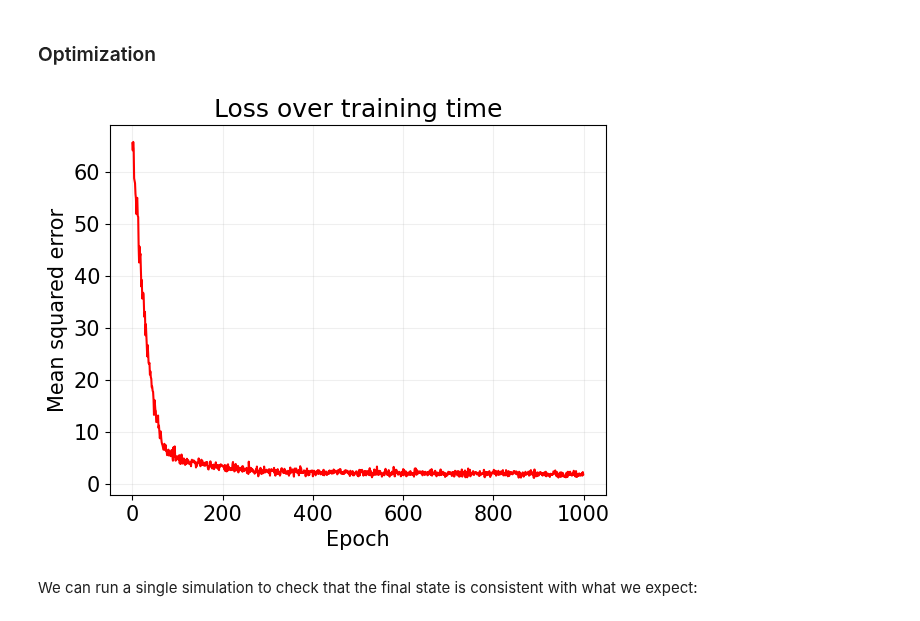
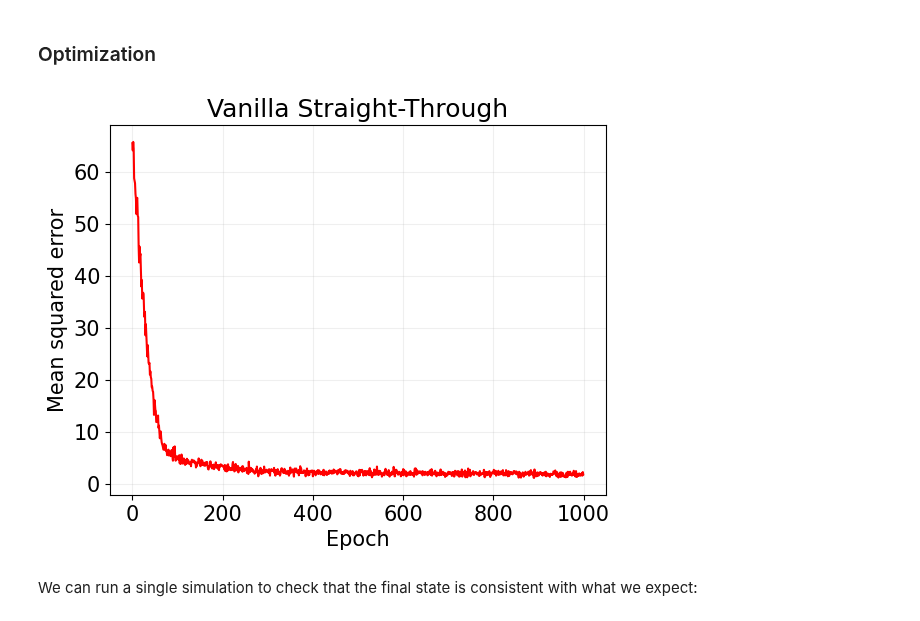
Before and after one commit to fmottes/jax-morph, a Jupyter notebook: tutorials/intro_to_optimization/02 - Optimization of stochastic simulations.ipynb, the cells around one changed output. Saved outputs shown, nothing was run; the diff lists cells and outputs as text; code cells hidden in the pictures.

```diff
--- a/tutorials/intro_to_optimization/02 - Optimization of stochastic simulations.ipynb
+++ b/tutorials/intro_to_optimization/02 - Optimization of stochastic simulations.ipynb
@@ -484,17 +481,17 @@ for epoch in pbar:
 # %%
 plt.plot(np.arange(EPOCHS), losses, 'r')
 
 plt.xlabel('Epoch')
 plt.ylabel('Mean squared error')
-plt.title('Loss over training time')
+plt.title('Vanilla Straight-Through')
 
 # plt.yscale('log')
 
 plt.grid(alpha=.2)
 
 plt.show()
 # %% [output]
-[figure, old version]
+[figure, new version]
 # %% [markdown]
 We can run a single simulation to check that the final state is consistent with what we expect:
 # %%
```
Also changed, not shown: parts of 18 cells of this notebook.
